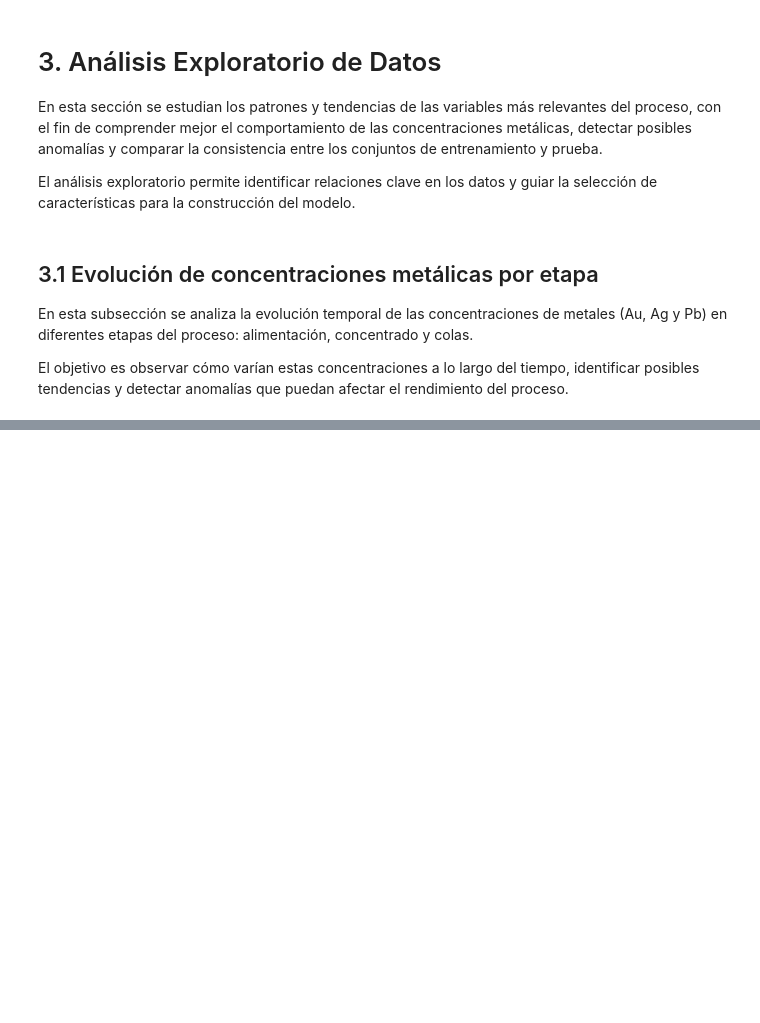
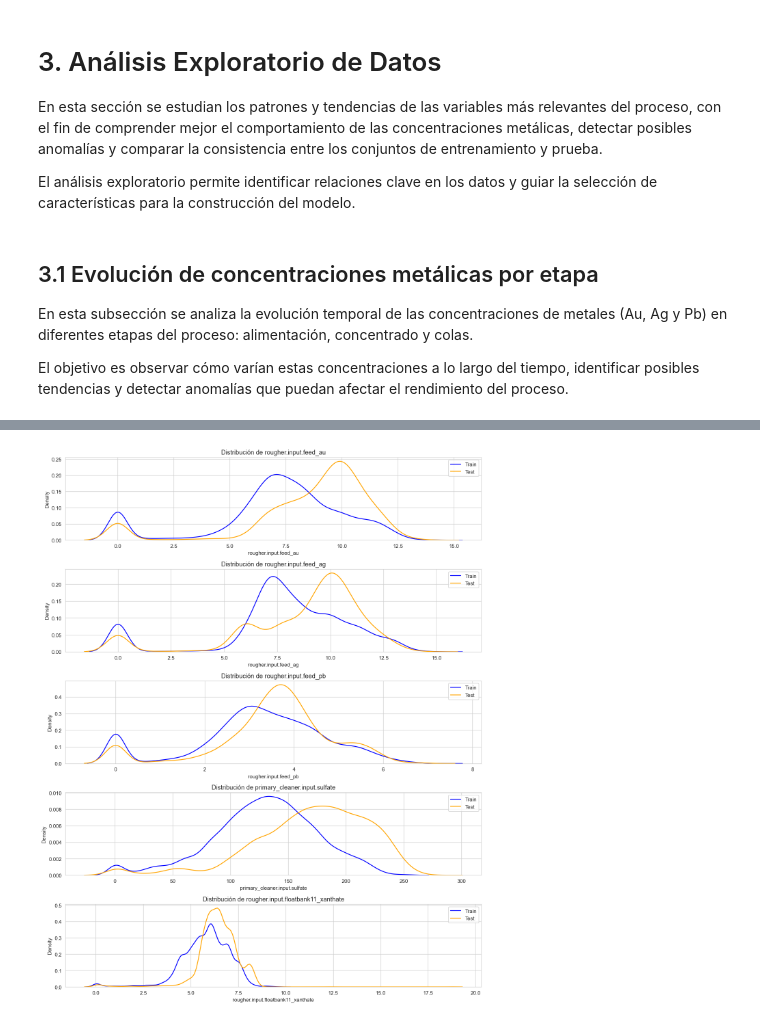
Before and after one commit to cjhirashi/proyecto-sprint-12, a Jupyter notebook: notebooks/gold_recovery_analysis.ipynb, the cells around one changed output, grey strips where cells are left out. Cells and saved outputs as stored; diff of their text form; code cells hidden in the pictures; blank space fills up the shorter version.

```diff
--- a/notebooks/gold_recovery_analysis.ipynb
+++ b/notebooks/gold_recovery_analysis.ipynb
@@ -441,0 +500,30 @@ identificar posibles tendencias y detectar anomalías que puedan afectar el rend
+# %%
+# 3.2 Comparación de distribuciones entre conjuntos
+
+import warnings
+warnings.filterwarnings("ignore", category=FutureWarning)
+
+import seaborn as sns
+
+# Selección de algunas variables clave para comparar
+cols_compare = [
+    "rougher.input.feed_au",
+    "rougher.input.feed_ag",
+    "rougher.input.feed_pb",
+    "primary_cleaner.input.sulfate",
+    "rougher.input.floatbank11_xanthate"
+]
+
+# Gráficas comparativas
+fig, axes = plt.subplots(len(cols_compare), 1, figsize=(12, 15))
+
+for i, col in enumerate(cols_compare):
+    sns.kdeplot(X_train[col].dropna(), label="Train", ax=axes[i], color="blue")
+    sns.kdeplot(X_test[col].dropna(), label="Test", ax=axes[i], color="orange")
+    axes[i].set_title(f"Distribución de {col}")
+    axes[i].legend()
+
+plt.tight_layout()
+plt.show()
+# %% [output]
+[figure, added]
```
Also changed, not shown: parts of 7 cells of this notebook.
